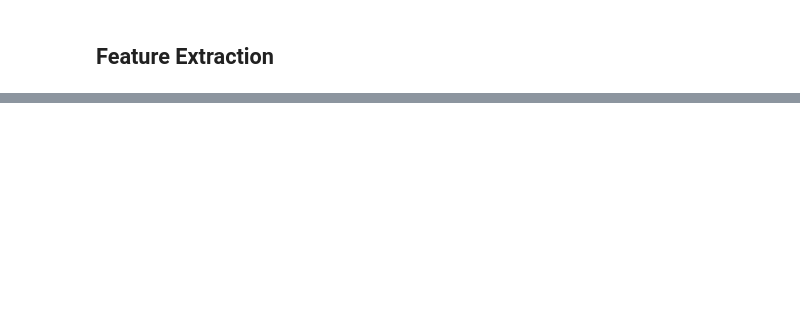
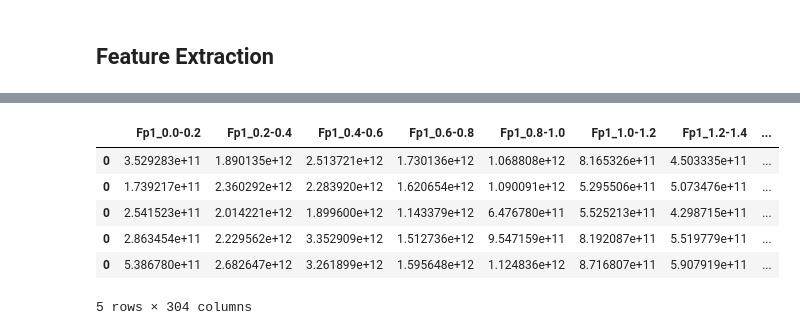
Before and after one commit to shiwei819/AD_Brainwave_Classification, a Jupyter notebook: features_fft.ipynb, the cells around one changed output, grey strips where cells are left out. Cells and saved outputs as stored; diff of their text form; code cells hidden in the pictures; blank space fills up the shorter version.

```diff
--- a/features_fft.ipynb
+++ b/features_fft.ipynb
@@ -100,0 +44,38 @@ merged_df
+# %%
+df = pd.read_csv("dataset/derivative_mid_5min/sub-001.csv")
+
+fft = np.fft.fft(df["Fp1"])
+frequencies = np.fft.fftfreq(len(df["Fp1"]), 1/500)  # Frequency axis (Fs = 500 Hz)
+
+power = np.abs(fft)**2
+
+max_index = np.argmax(frequencies > 10)
+
+frequencies = frequencies[:max_index]
+power = power[:max_index]
+bins = np.array([0, 0.2, 0.4, 0.6, 0.8, 1.0, 1.2, 1.4, 1.6, 1.8, 2.0, 2.4, 2.8, 3.2, 3.6, 4.0, 9.0, 11.0])
+
+freq_power = pd.DataFrame([frequencies, power]).T
+freq_power.columns = ["Frequency", "Power"]
+# Bin the frequency values
+freq_power["Bin"] = pd.cut(freq_power["Frequency"], bins=bins, right=False)
+
+binned_sums = freq_power.groupby("Bin", observed=False)["Power"].sum().reset_index()
+binned_sums.columns = ["Bin", "PowerBand_subject001"]
+
+# Drop the 4-9 Hz bin
+binned_sums = binned_sums.drop(15)
+
+electrode = "FP1"
+
+# Format the bin column
+binned_sums["Electrode_Bin"] = binned_sums["Bin"].apply(lambda x: f"{electrode}_{x.left:.1f}-{x.right:.1f}")
+# FP1_00_02 stands for the bin [0.0, 0.2), FP1_100_105 for [10.0, 10.5)
+
+binned_sums = binned_sums[["Electrode_Bin", "PowerBand_subject001"]]
+
+bins = binned_sums["Electrode_Bin"].to_numpy()
+power_values = binned_sums["PowerBand_subject001"].to_numpy()
+
+# Create a new DataFrame with bins as columns and power values as a single row
+pd.DataFrame([power_values], columns=bins)
@@ -223,0 +129,10 @@ all_subjects_features
+# %%
+all_subjects_power_merged.head()
+# %% [output]
+|  | Fp1_0.0-0.2 | Fp1_0.2-0.4 | Fp1_0.4-0.6 | Fp1_0.6-0.8 | Fp1_0.8-1.0 | Fp1_1.0-1.2 | Fp1_1.2-1.4 | ... |
+| 0 | 3.529283e+11 | 1.890135e+12 | 2.513721e+12 | 1.730136e+12 | 1.068808e+12 | 8.165326e+11 | 4.503335e+11 | ... |
+| 0 | 1.739217e+11 | 2.360292e+12 | 2.283920e+12 | 1.620654e+12 | 1.090091e+12 | 5.295506e+11 | 5.073476e+11 | ... |
+| 0 | 2.541523e+11 | 2.014221e+12 | 1.899600e+12 | 1.143379e+12 | 6.476780e+11 | 5.525213e+11 | 4.298715e+11 | ... |
+| 0 | 2.863454e+11 | 2.229562e+12 | 3.352909e+12 | 1.512736e+12 | 9.547159e+11 | 8.192087e+11 | 5.519779e+11 | ... |
+| 0 | 5.386780e+11 | 2.682647e+12 | 3.261899e+12 | 1.595648e+12 | 1.124836e+12 | 8.716807e+11 | 5.907919e+11 | ... |
+5 rows × 304 columns
```
Also changed, not shown: parts of 14 cells of this notebook.
